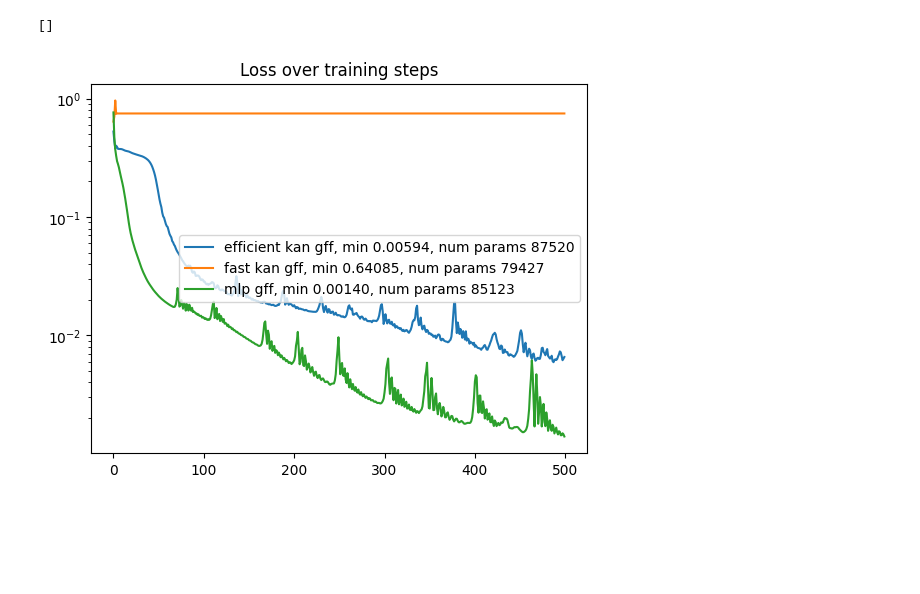
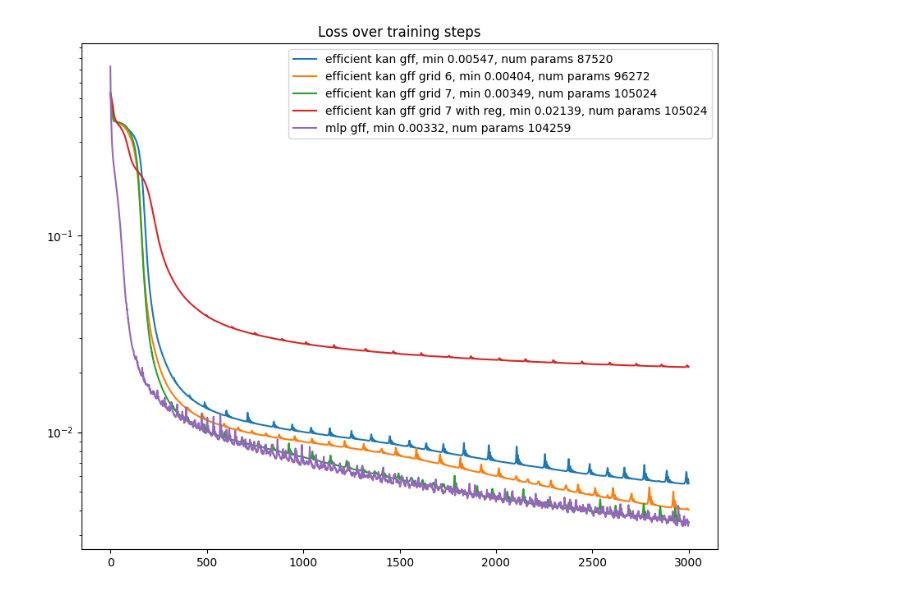
Before and after one commit to belkakari/implicit-kan, a Jupyter notebook: implicit_kan.ipynb, the cells around one changed output. Saved outputs shown, nothing was run; the diff lists cells and outputs as text; code cells hidden in the pictures; blank space fills up the shorter version.

```diff
--- a/implicit_kan.ipynb
+++ b/implicit_kan.ipynb
@@ -31,5 +34,5 @@ torch.Size([1, 3, 128, 128])
 # %%
-grid = get_grid(img.shape[2], img.shape[3], b=1)
+grid = get_grid(img.shape[2], img.shape[3], b=1).to(device)
 # %%
 class ImplicitKAN(nn.Module):
     def __init__(self, pos_enc='gff'):
@@ -142,10 +157,10 @@ Total trainable parameters in MLP with gff: 85123
 kan_loss = []
 ekan_gff_imgs = []
 start = time()
-for step_idx in range(num_steps):
+for step_idx in tqdm(range(num_steps)):
     optim_kan.zero_grad()
     out = kan_model(grid)
-    loss = ((F.tanh(out) - img) ** 2).mean()# + kan_model.regularization_loss()
+    loss = ((F.tanh(out) - img) ** 2).mean()
     loss.backward()
     optim_kan.step()
     kan_loss.append(((F.tanh(out) - img) ** 2).mean())
@@ -164,12 +196,12 @@ plt.imshow((F.tanh(out).cpu()[0].permute(1, 2, 0).data.numpy() + 1.) / 2.)
 kan_gff_imgs = []
 kan_gff_loss = []
 start = time()
-for step_idx in range(num_steps):
-    optim_kan_gff.zero_grad()
-    out = kan_model_gff(grid)
+for step_idx in tqdm(range(num_steps)):
+    optim_kan_7.zero_grad()
+    out = kan_model_7(grid)
     loss = ((F.tanh(out) - img) ** 2).mean()
     loss.backward()
-    optim_kan_gff.step()
+    optim_kan_7.step()
     kan_gff_loss.append(loss)
     kan_gff_imgs.append(out)
 
@@ -210,0 +243,17 @@ plt.imshow((F.tanh(out).cpu()[0].permute(1, 2, 0).data.numpy() + 1.) / 2.)
+# %%
+mlp_imgs = []
+mlp_loss = []
+start = time()
+for step_idx in tqdm(range(num_steps)):
+    mlp.zero_grad()
+    out = mlp(grid)
+    loss = ((F.tanh(out) - img) ** 2).mean()
+    loss.backward()
+    optim_mlp.step()
+    mlp_loss.append(loss)
+    mlp_imgs.append(out)
+
+mlp_loss = [l.item() for l in mlp_loss]
+mlp_imgs = [im.cpu().data.numpy() for im in mlp_imgs]
+
+print(f"trained in {time() - start} to {loss.item()}")
@@ -211,13 +267,18 @@ plt.imshow((F.tanh(out).cpu()[0].permute(1, 2, 0).data.numpy() + 1.) / 2.)
 # %%
 plt.plot(kan_loss, label=f'efficient kan gff, min {min(kan_loss):.5f}, num params {sum(p.numel() for p in kan_model.parameters() if p.requires_grad)}')
 
-plt.plot(kan_gff_loss, label=f'fast kan gff, min {min(kan_gff_loss):.5f}, num params {sum(p.numel() for p in kan_model_gff.parameters() if p.requires_grad)}')
+plt.plot(kan_loss_reg, label=f'efficient kan gff grid 6, min {min(kan_loss_reg):.5f}, num params {sum(p.numel() for p in kan_model_6.parameters() if p.requires_grad)}')
+
+plt.plot(kan_gff_loss, label=f'efficient kan gff grid 7, min {min(kan_gff_loss):.5f}, num params {sum(p.numel() for p in kan_model_7.parameters() if p.requires_grad)}')
+
+plt.plot(kan_7_reg_loss, label=f'efficient kan gff grid 7 with reg, min {min(kan_7_reg_loss):.5f}, num params {sum(p.numel() for p in kan_model_7_reg.parameters() if p.requires_grad)}')
 
 plt.plot(mlp_loss, label=f'mlp gff, min {min(mlp_loss):.5f}, num params {sum(p.numel() for p in mlp.parameters() if p.requires_grad)}')
+
 plt.legend()
 plt.title("Loss over training steps")
 plt.semilogy()
+plt.rcParams["figure.figsize"] = (10, 13)
 # %% [output]
-[]
-[figure, old version]
+[figure, new version]
 # %%
```
Also changed, not shown: parts of 17 cells of this notebook, 5 other files.
